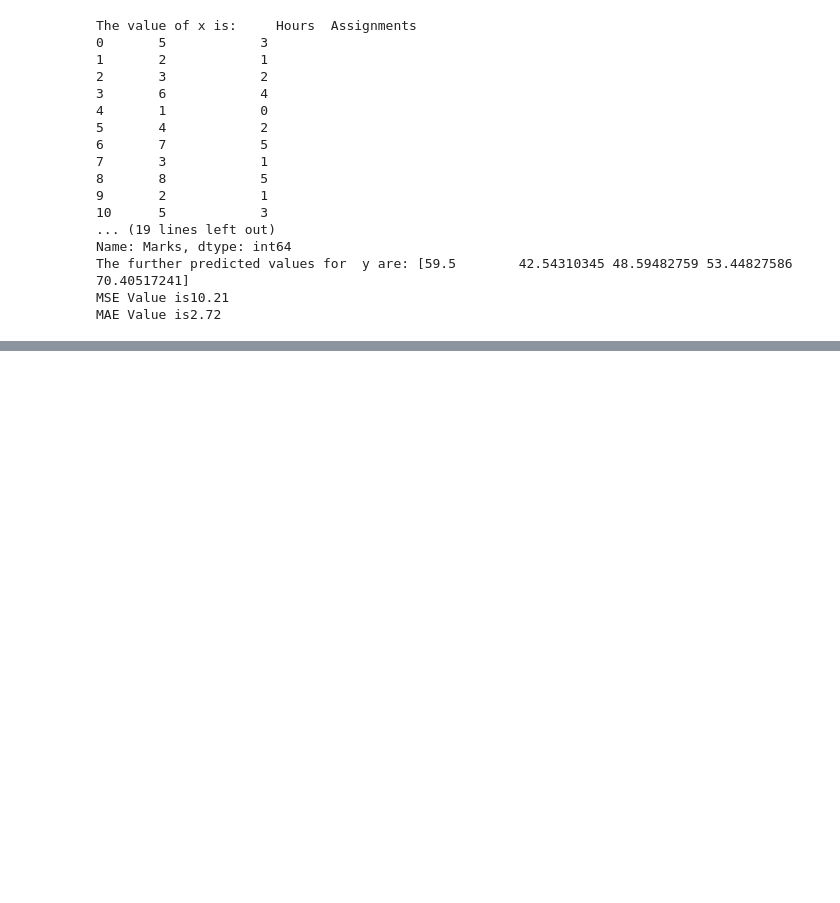
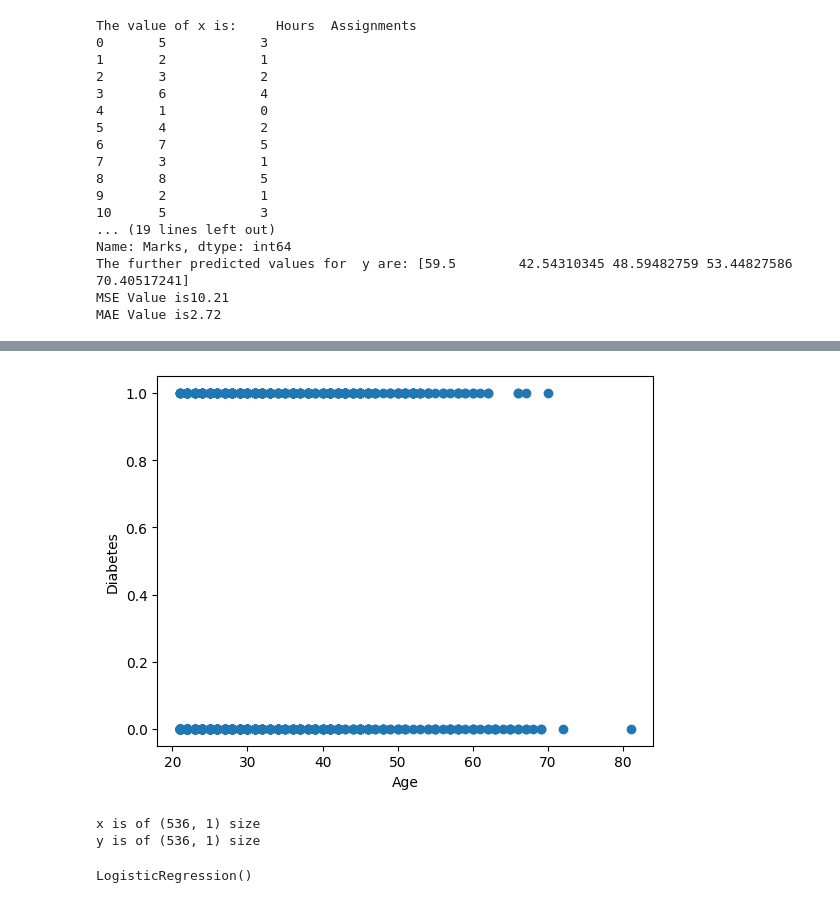
Before and after one commit to bibash21-creator/Jupyternotebook, a Jupyter notebook: Days of Learning ML/machinelearning.ipynb, the cells around one changed output, grey strips where cells are left out. Cells and saved outputs as stored; diff of their text form; code cells hidden in the pictures; blank space fills up the shorter version.

```diff
--- a/Days of Learning ML/machinelearning.ipynb
+++ b/Days of Learning ML/machinelearning.ipynb
@@ -284,0 +356,9 @@ MAE Value is2.72
+# %%
+# Importing the libraries
+import pandas as pd
+
+# Giving the name of the file
+dfile = pd.read_csv("Diabetes.csv")
+dfile.head()
+
+dfile.isnull().sum()
@@ -284,0 +376,7 @@ MAE Value is2.72
+# %%
+# Checking the values of age and diabetes
+
+x = dfile[['Age']]
+y = dfile['Diabetes']
+print("The ages' values are as following:", x)
+print("The values of diabetes are as", y)
@@ -284,0 +401,10 @@ MAE Value is2.72
+# %%
+# Displaying the data in diagram
+import matplotlib.pyplot as plt
+
+plt.scatter(x,y)
+plt.xlabel('Age')
+plt.ylabel('Diabetes')
+plt.show()
+# %% [output]
+[figure, added]
@@ -284,0 +426,26 @@ MAE Value is2.72
+# %%
+# Training the model using train test split
+
+from sklearn.model_selection import train_test_split
+
+
+x_train, x_test, y_train, y_test = train_test_split(x,y,test_size = 0.3, random_state = 5)
+
+x_train
+x_train.dropna()
+print(f"x is of {x_train.shape} size")
+y_train
+y_train.dropna()
+print(f"y is of {x_train.shape} size")
+# %% [output]
+x is of (536, 1) size
+y is of (536, 1) size
+# %%
+# Setting up thhe model
+
+from sklearn.linear_model import LogisticRegression
+
+model = LogisticRegression()
+model.fit(x_train,y_train)
+# %% [output]
+LogisticRegression()
```
Also changed, not shown: parts of 17 cells of this notebook, 2 other files.
